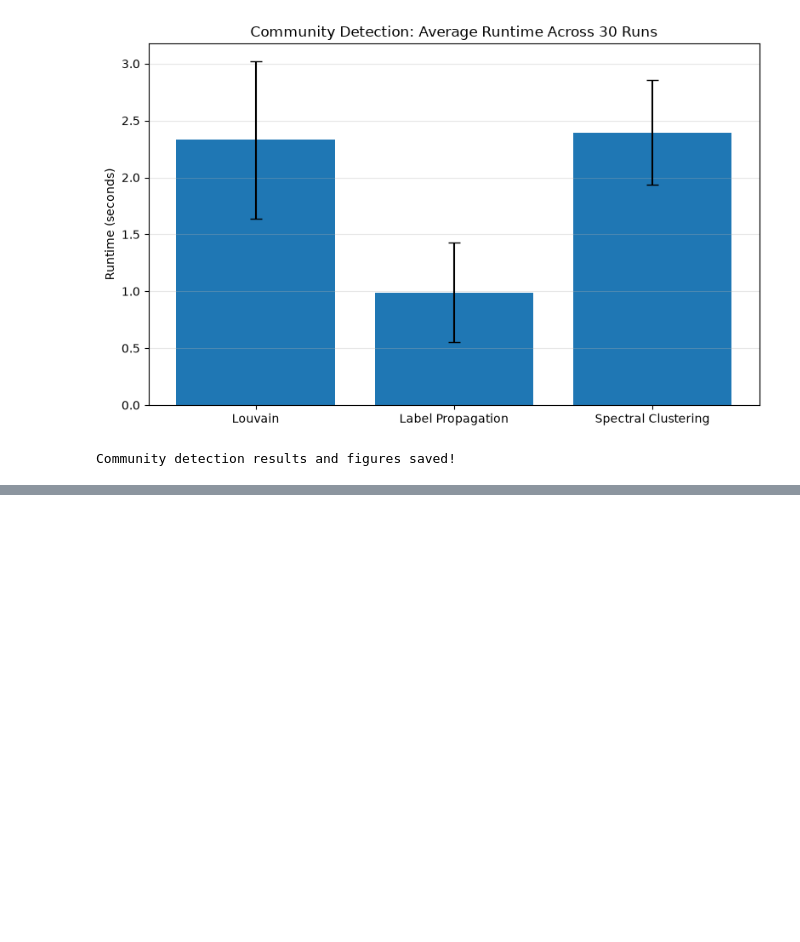
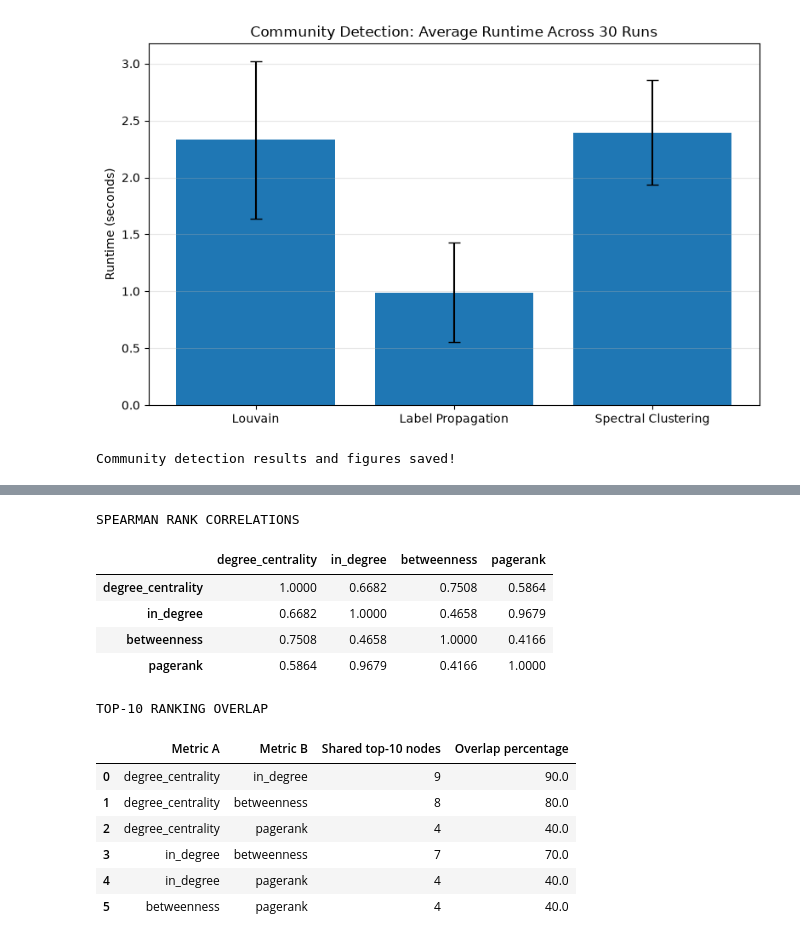
Before and after one commit to Sav-lets/cos802-network-analysis, a Jupyter notebook: notebooks/05_large_network_analysis.ipynb, the cells around one changed output, grey strips where cells are left out. Cells and saved outputs as stored; diff of their text form; code cells hidden in the pictures; blank space fills up the shorter version.

```diff
--- a/notebooks/05_large_network_analysis.ipynb
+++ b/notebooks/05_large_network_analysis.ipynb
@@ -1324,0 +1588,65 @@ Community detection results and figures saved!
+# %%
+
+# Step 4.5C — Compare influence rankings
+
+import pandas as pd
+from itertools import combinations
+from scipy.stats import spearmanr
+
+metrics = [
+    "degree_centrality",
+    "in_degree",
+    "betweenness",
+    "pagerank"
+]
+
+# Spearman rank correlations
+correlation_df = influence_df[metrics].corr(
+    method="spearman"
+)
+
+print("SPEARMAN RANK CORRELATIONS")
+display(correlation_df.round(4))
+
+# Top-10 overlap between influence measures
+top_k = 10
+
+top_nodes = {
+    metric: set(
+        influence_df.nlargest(top_k, metric)["node idx"]
+    )
+    for metric in metrics
+}
+
+overlap_results = []
+
+for metric_a, metric_b in combinations(metrics, 2):
+
+    shared = top_nodes[metric_a] & top_nodes[metric_b]
+
+    overlap_results.append({
+        "Metric A": metric_a,
+        "Metric B": metric_b,
+        "Shared top-10 nodes": len(shared),
+        "Overlap percentage": 100 * len(shared) / top_k
+    })
+
+overlap_df = pd.DataFrame(overlap_results)
+
+print("\nTOP-10 RANKING OVERLAP")
+display(overlap_df)
+# %% [output]
+SPEARMAN RANK CORRELATIONS
+|  | degree_centrality | in_degree | betweenness | pagerank |
+| degree_centrality | 1.0000 | 0.6682 | 0.7508 | 0.5864 |
+| in_degree | 0.6682 | 1.0000 | 0.4658 | 0.9679 |
+| betweenness | 0.7508 | 0.4658 | 1.0000 | 0.4166 |
+| pagerank | 0.5864 | 0.9679 | 0.4166 | 1.0000 |
+TOP-10 RANKING OVERLAP
+|  | Metric A | Metric B | Shared top-10 nodes | Overlap percentage |
+| 0 | degree_centrality | in_degree | 9 | 90.0 |
+| 1 | degree_centrality | betweenness | 8 | 80.0 |
+| 2 | degree_centrality | pagerank | 4 | 40.0 |
+| 3 | in_degree | betweenness | 7 | 70.0 |
+| 4 | in_degree | pagerank | 4 | 40.0 |
+| 5 | betweenness | pagerank | 4 | 40.0 |
```
Also changed, not shown: parts of 5 cells of this notebook, 5 other files.
